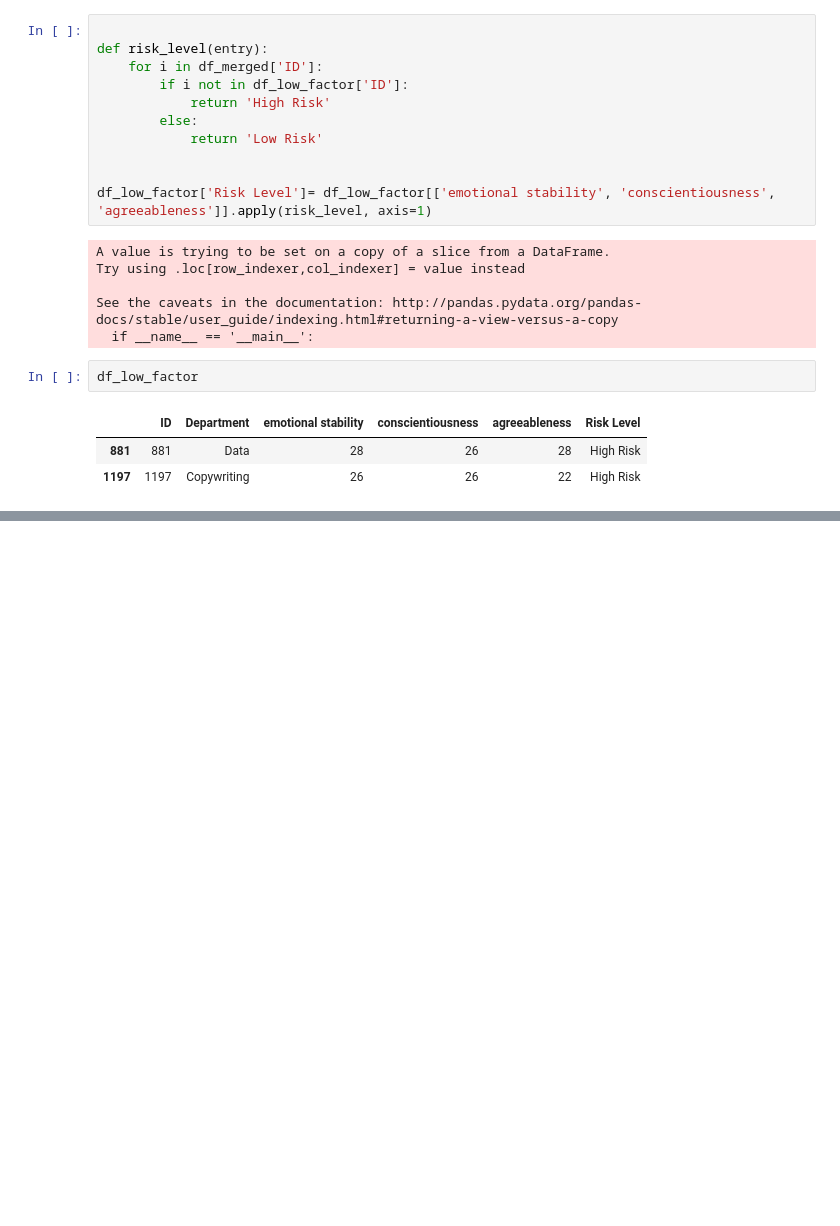
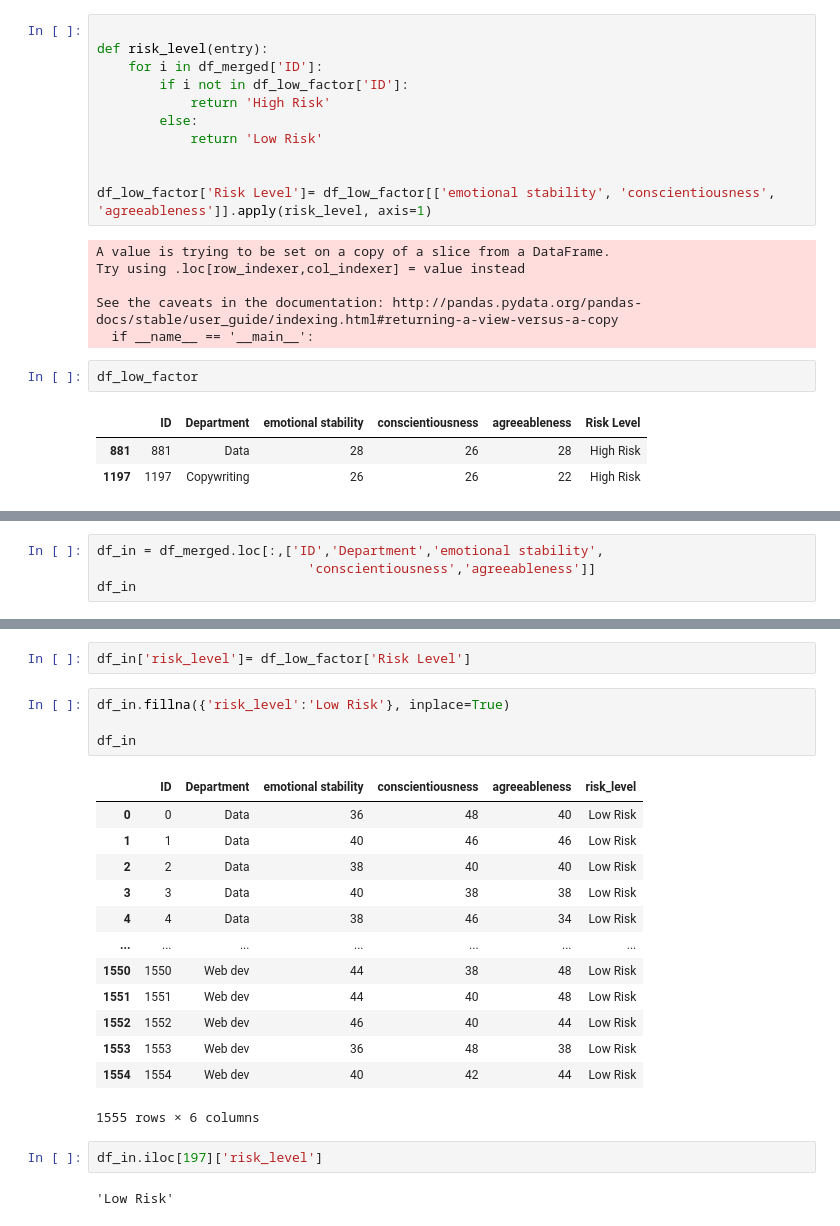
Before and after one commit to tshepojrampai/Data_Wrangling, a Jupyter notebook: data_wrangling.ipynb, the cells around one changed output, grey strips where cells are left out. Cells and saved outputs as stored; diff of their text form; blank space fills up the shorter version.

Commit message:
Updatedversion of data wrangling project

```diff
--- a/data_wrangling.ipynb
+++ b/data_wrangling.ipynb
@@ -173,0 +170,4 @@ df_risk.groupby('Risk Level').count().apply(lambda x: x.sort_values(ascending=Fa
+# %%
+df_in = df_merged.loc[:,['ID','Department','emotional stability',
+                           'conscientiousness','agreeableness']]
+df_in
@@ -173,0 +188,24 @@ df_risk.groupby('Risk Level').count().apply(lambda x: x.sort_values(ascending=Fa
+# %%
+df_in['risk_level']= df_low_factor['Risk Level']
+# %%
+df_in.fillna({'risk_level':'Low Risk'}, inplace=True)
+
+df_in
+# %% [output]
+|  | ID | Department | emotional stability | conscientiousness | agreeableness | risk_level |
+| 0 | 0 | Data | 36 | 48 | 40 | Low Risk |
+| 1 | 1 | Data | 40 | 46 | 46 | Low Risk |
+| 2 | 2 | Data | 38 | 40 | 40 | Low Risk |
+| 3 | 3 | Data | 40 | 38 | 38 | Low Risk |
+| 4 | 4 | Data | 38 | 46 | 34 | Low Risk |
+| ... | ... | ... | ... | ... | ... | ... |
+| 1550 | 1550 | Web dev | 44 | 38 | 48 | Low Risk |
+| 1551 | 1551 | Web dev | 44 | 40 | 48 | Low Risk |
+| 1552 | 1552 | Web dev | 46 | 40 | 44 | Low Risk |
+| 1553 | 1553 | Web dev | 36 | 48 | 38 | Low Risk |
+| 1554 | 1554 | Web dev | 40 | 42 | 44 | Low Risk |
+1555 rows × 6 columns
+# %%
+df_in.iloc[197]['risk_level']
+# %% [output]
+'Low Risk'
```
Also changed, not shown: parts of 9 cells of this notebook.
